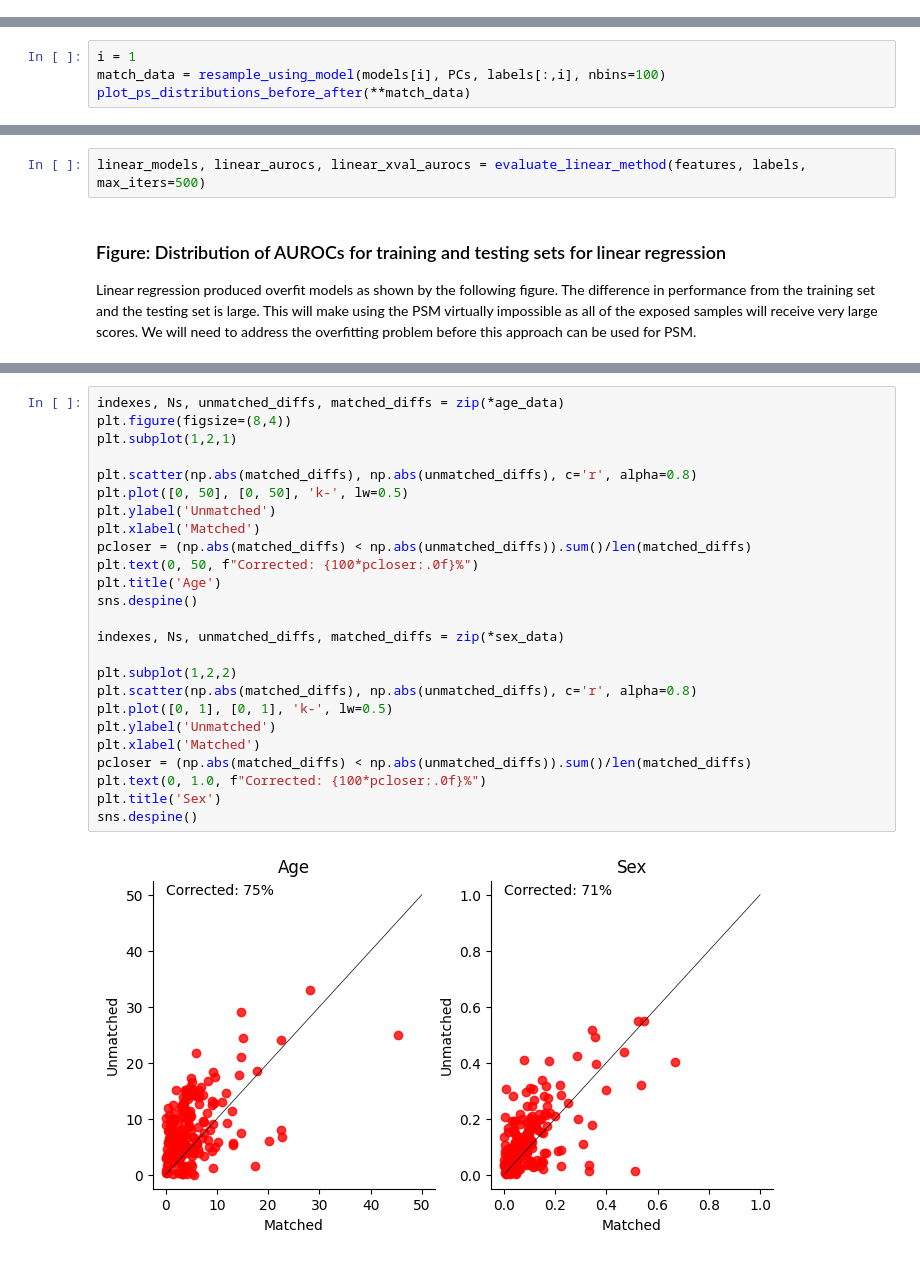
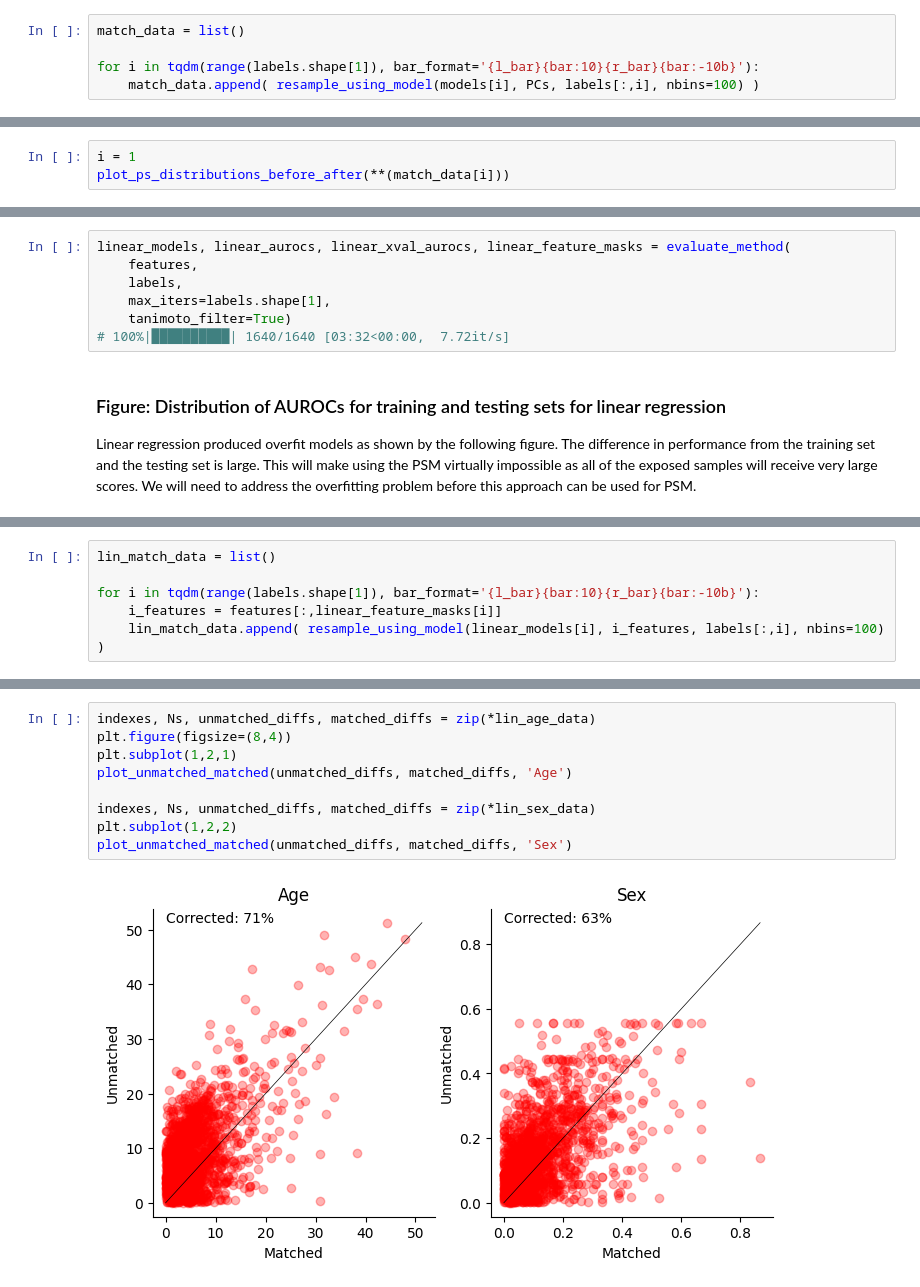
Before and after one commit to tatonetti-lab/offsides, a Jupyter notebook: notebooks/Evaluating PSM Methods.ipynb, the cells around one changed output, grey strips where cells are left out. Drawn from its saved outputs; the diff is of its cells as text.

```diff
--- a/notebooks/Evaluating PSM Methods.ipynb
+++ b/notebooks/Evaluating PSM Methods.ipynb
@@ -303,0 +357,5 @@ plot_auroc_scatter(aurocs, xval_aurocs)
+# %%
+match_data = list()
+
+for i in tqdm(range(labels.shape[1]), bar_format='{l_bar}{bar:10}{r_bar}{bar:-10b}'):
+    match_data.append( resample_using_model(models[i], PCs, labels[:,i], nbins=100) )
@@ -304,5 +364,4 @@ plot_auroc_scatter(aurocs, xval_aurocs)
 # %%
 i = 1
-match_data = resample_using_model(models[i], PCs, labels[:,i], nbins=100)
-plot_ps_distributions_before_after(**match_data)
+plot_ps_distributions_before_after(**(match_data[i]))
 # %% [output]
@@ -372,7 +428,12 @@ sns.despine()
 - Unexposed reports are downsampled to match the number of exposed reports or 10,000, whichever is greater
 - Features are reduced to only those that co-occur with the drug exposure but ot too much
 # %%
-linear_models, linear_aurocs, linear_xval_aurocs = evaluate_linear_method(features, labels, max_iters=500)
+linear_models, linear_aurocs, linear_xval_aurocs, linear_feature_masks = evaluate_method(
+    features,
+    labels,
+    max_iters=labels.shape[1],
+    tanimoto_filter=True)
+# 100%|██████████| 1640/1640 [03:32<00:00,  7.72it/s]
 # %% [markdown]
 ### Figure: Distribution of AUROCs for training and testing sets for linear regression
 
@@ -388,2 +451,8 @@ plot_auroc_scatter(linear_aurocs, linear_xval_aurocs)
+# %%
+lin_match_data = list()
+
+for i in tqdm(range(labels.shape[1]), bar_format='{l_bar}{bar:10}{r_bar}{bar:-10b}'):
+    i_features = features[:,linear_feature_masks[i]]
+    lin_match_data.append( resample_using_model(linear_models[i], i_features, labels[:,i], nbins=100) )
 # %%
 i = 1
@@ -435,27 +464,11 @@ for i in tqdm(range(labels.shape[1])[:200], bar_format='{l_bar}{bar:10}{r_bar}{b
 # %%
-indexes, Ns, unmatched_diffs, matched_diffs = zip(*age_data)
+indexes, Ns, unmatched_diffs, matched_diffs = zip(*lin_age_data)
 plt.figure(figsize=(8,4))
 plt.subplot(1,2,1)
+plot_unmatched_matched(unmatched_diffs, matched_diffs, 'Age')
 
-plt.scatter(np.abs(matched_diffs), np.abs(unmatched_diffs), c='r', alpha=0.8)
-plt.plot([0, 50], [0, 50], 'k-', lw=0.5)
-plt.ylabel('Unmatched')
-plt.xlabel('Matched')
-pcloser = (np.abs(matched_diffs) < np.abs(unmatched_diffs)).sum()/len(matched_diffs)
-plt.text(0, 50, f"Corrected: {100*pcloser:.0f}%")
-plt.title('Age')
-sns.despine()
-
-indexes, Ns, unmatched_diffs, matched_diffs = zip(*sex_data)
-
+indexes, Ns, unmatched_diffs, matched_diffs = zip(*lin_sex_data)
 plt.subplot(1,2,2)
-plt.scatter(np.abs(matched_diffs), np.abs(unmatched_diffs), c='r', alpha=0.8)
-plt.plot([0, 1], [0, 1], 'k-', lw=0.5)
-plt.ylabel('Unmatched')
-plt.xlabel('Matched')
-pcloser = (np.abs(matched_diffs) < np.abs(unmatched_diffs)).sum()/len(matched_diffs)
-plt.text(0, 1.0, f"Corrected: {100*pcloser:.0f}%")
-plt.title('Sex')
-sns.despine()
+plot_unmatched_matched(unmatched_diffs, matched_diffs, 'Sex')
 # %% [output]
-[figure, old version]
+[figure, new version]
```
Also changed, not shown: parts of 26 cells of this notebook, 1 other file.
